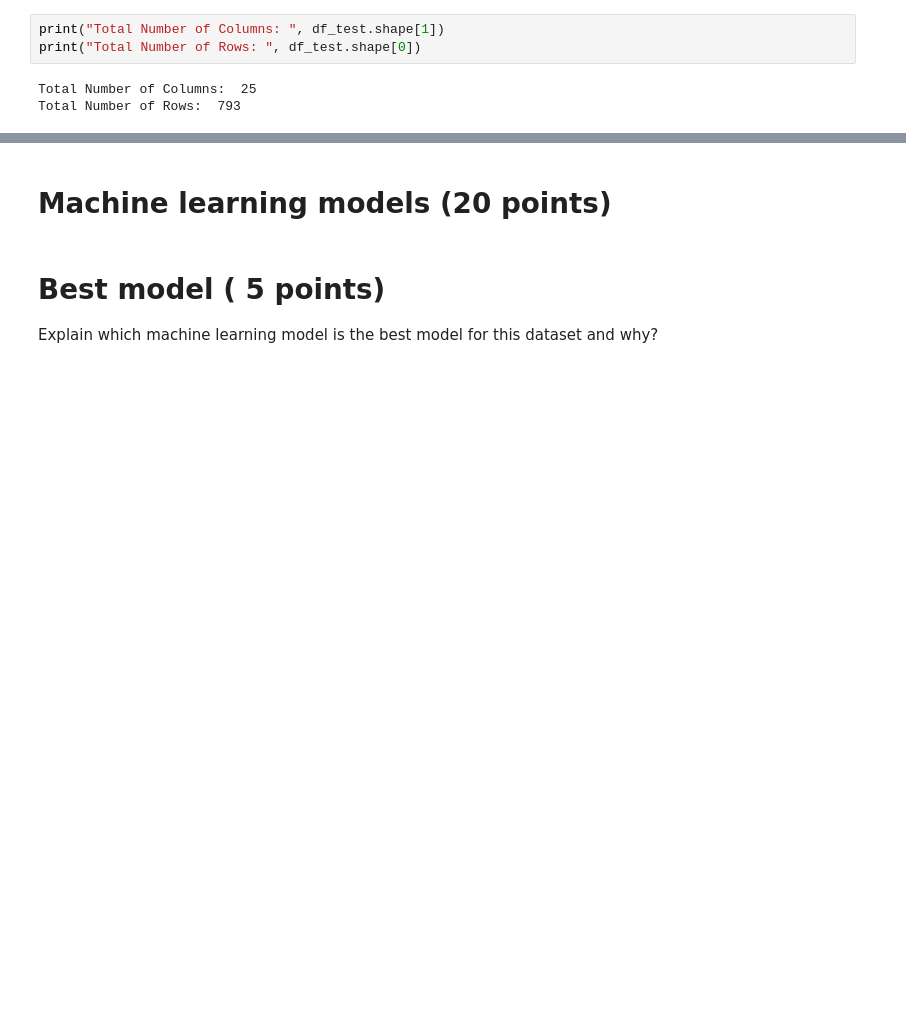
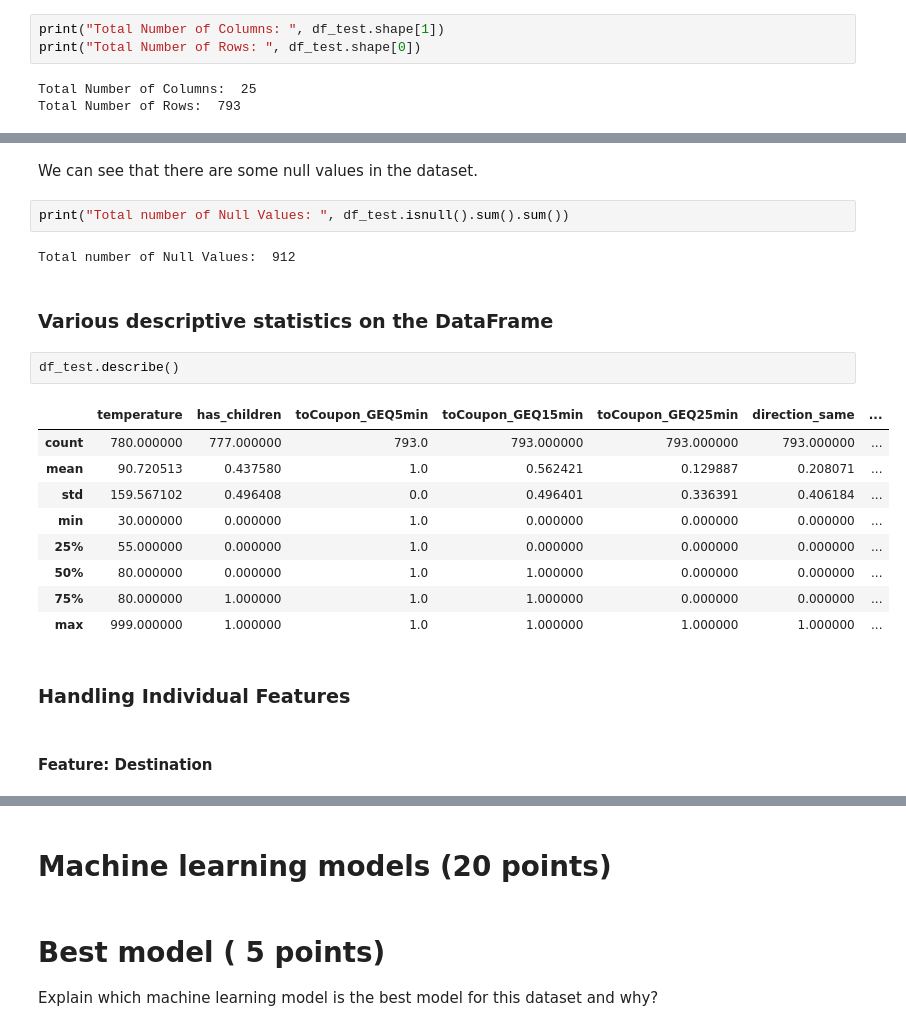
Before and after one commit to ddahiya16/Machine-Learning, a Jupyter notebook: Exam - Summer 2021.ipynb, the cells around one changed output, grey strips where cells are left out. Drawn from its saved outputs; the diff is of its cells as text; blank space fills up the shorter version.

```diff
--- a/Exam - Summer 2021.ipynb
+++ b/Exam - Summer 2021.ipynb
@@ -848,0 +869,24 @@ Total Number of Rows:  793
+# %% [markdown]
+We can see that there are some null values in the dataset.
+# %%
+print("Total number of Null Values: ", df_test.isnull().sum().sum())
+# %% [output]
+Total number of Null Values:  912
+# %% [markdown]
+### Various descriptive statistics on the DataFrame
+# %%
+df_test.describe()
+# %% [output]
+|  | temperature | has_children | toCoupon_GEQ5min | toCoupon_GEQ15min | toCoupon_GEQ25min | direction_same | ... |
+| count | 780.000000 | 777.000000 | 793.0 | 793.000000 | 793.000000 | 793.000000 | ... |
+| mean | 90.720513 | 0.437580 | 1.0 | 0.562421 | 0.129887 | 0.208071 | ... |
+| std | 159.567102 | 0.496408 | 0.0 | 0.496401 | 0.336391 | 0.406184 | ... |
+| min | 30.000000 | 0.000000 | 1.0 | 0.000000 | 0.000000 | 0.000000 | ... |
+| 25% | 55.000000 | 0.000000 | 1.0 | 0.000000 | 0.000000 | 0.000000 | ... |
+| 50% | 80.000000 | 0.000000 | 1.0 | 1.000000 | 0.000000 | 0.000000 | ... |
+| 75% | 80.000000 | 1.000000 | 1.0 | 1.000000 | 0.000000 | 0.000000 | ... |
+| max | 999.000000 | 1.000000 | 1.0 | 1.000000 | 1.000000 | 1.000000 | ... |
+# %% [markdown]
+### Handling Individual Features
+# %% [markdown]
+#### Feature: Destination
```
Also changed, not shown: parts of 57 cells of this notebook.
